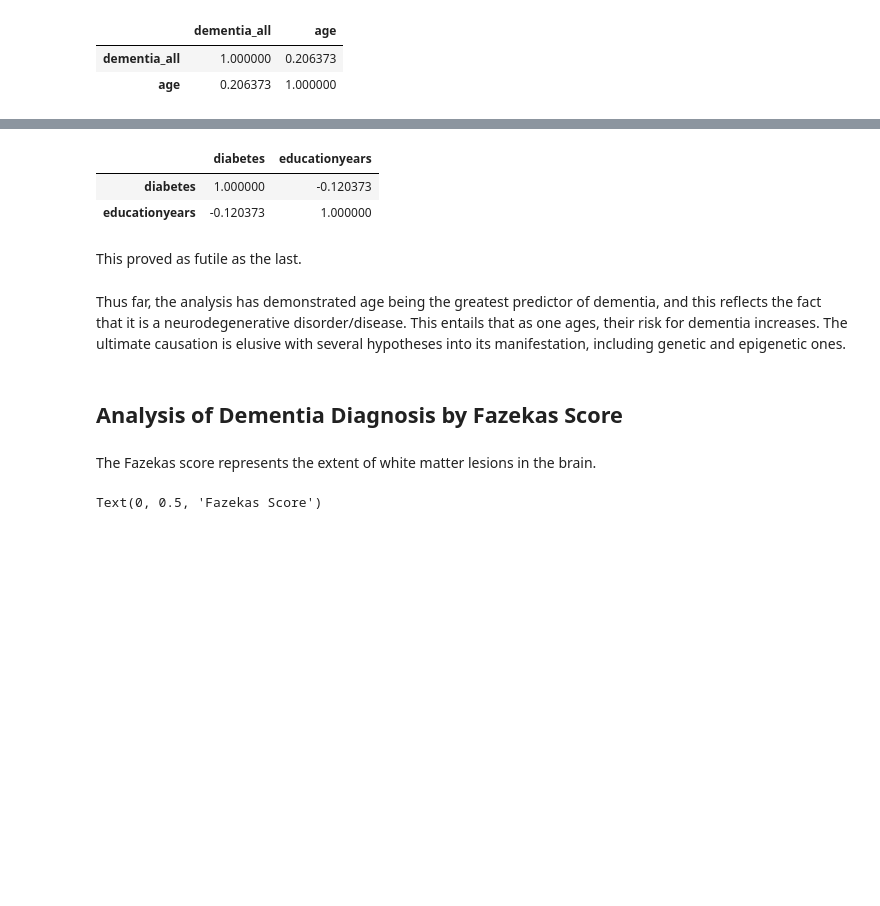
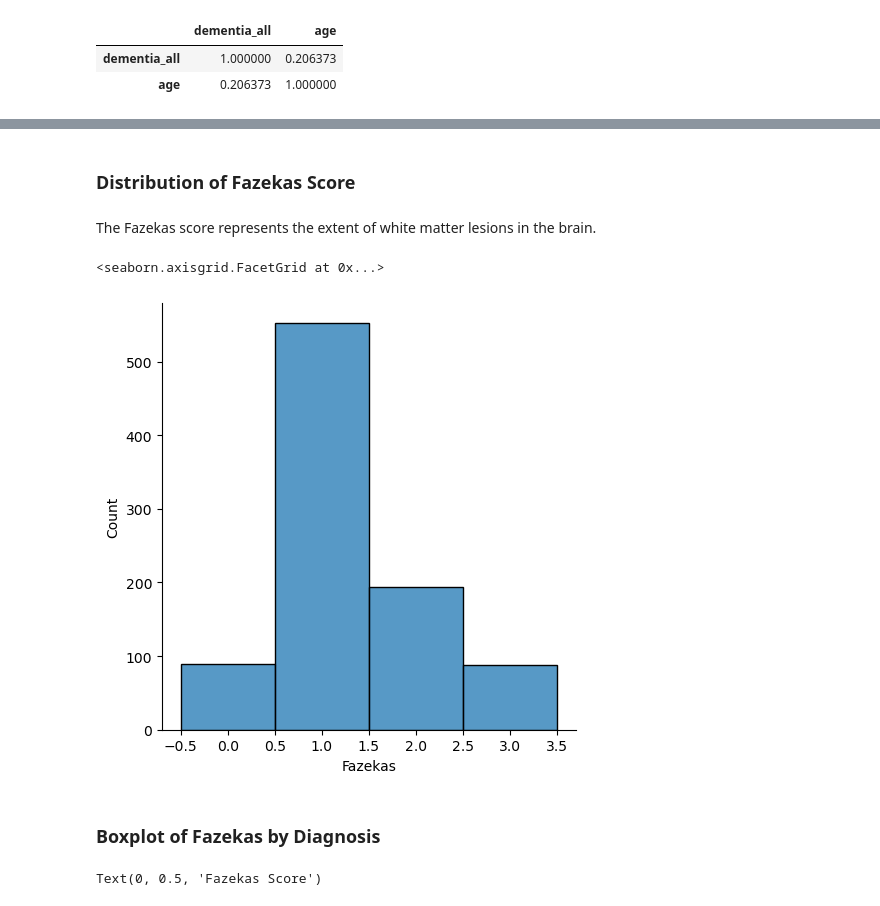
Before and after one commit to wellsinprice/dementia, a Jupyter notebook: dementia.ipynb, the cells around one changed output, grey strips where cells are left out. Saved outputs shown, nothing was run; the diff lists cells and outputs as text; code cells hidden in the pictures; blank space fills up the shorter version.

```diff
--- a/dementia.ipynb
+++ b/dementia.ipynb
@@ -160,15 +169,13 @@ Text(0, 0.5, 'Educational Level')
-# %%
-dementia[['diabetes','educationyears']].corr()
-# %% [output]
-|  | diabetes | educationyears |
-| diabetes | 1.000000 | -0.120373 |
-| educationyears | -0.120373 | 1.000000 |
-# %% [markdown]
-This proved as futile as the last.
-# %% [markdown]
-Thus far, the analysis has demonstrated age being the greatest predictor of dementia, and this reflects the fact that it is a neurodegenerative disorder/disease. This entails that as one ages, their risk for dementia increases. The ultimate causation is elusive with several hypotheses into its manifestation, including genetic and epigenetic ones.
 # %% [markdown]
-## Analysis of Dementia Diagnosis by Fazekas Score
+### Distribution of Fazekas Score
 # %% [markdown]
 The Fazekas score represents the extent of white matter lesions in the brain.
+# %%
+# Visualize distribution of score
+sns.displot(data=dementia, x='Fazekas', discrete=True)
+# %% [output]
+<seaborn.axisgrid.FacetGrid at 0x...>
+[figure, added]
+# %% [markdown]
+### Boxplot of Fazekas by Diagnosis
 # %%
```
Also changed, not shown: parts of 36 cells of this notebook.
